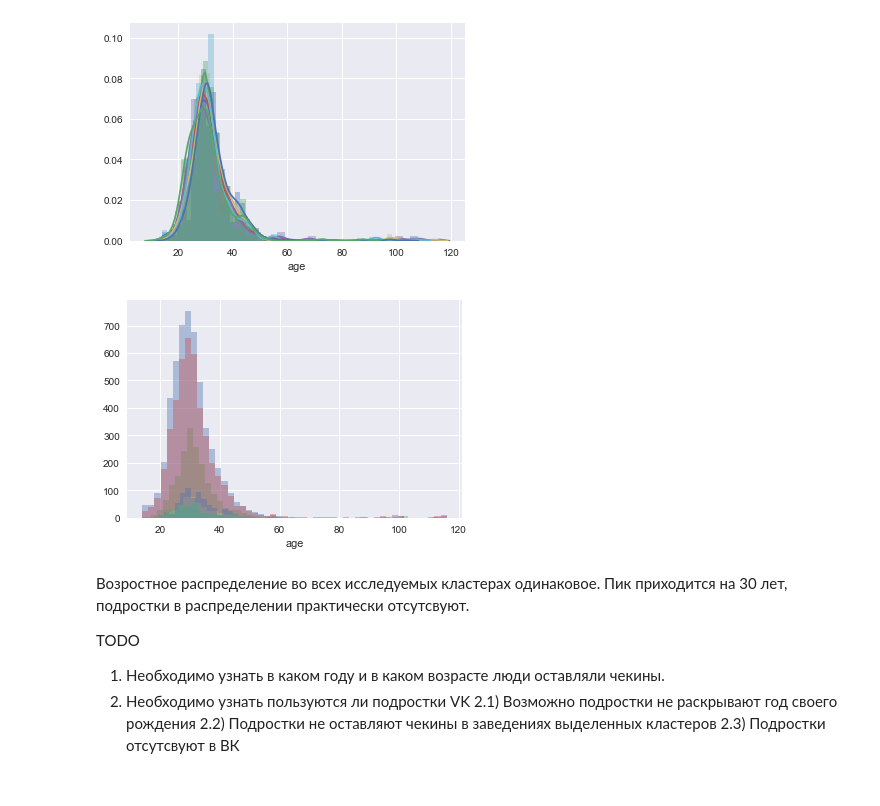
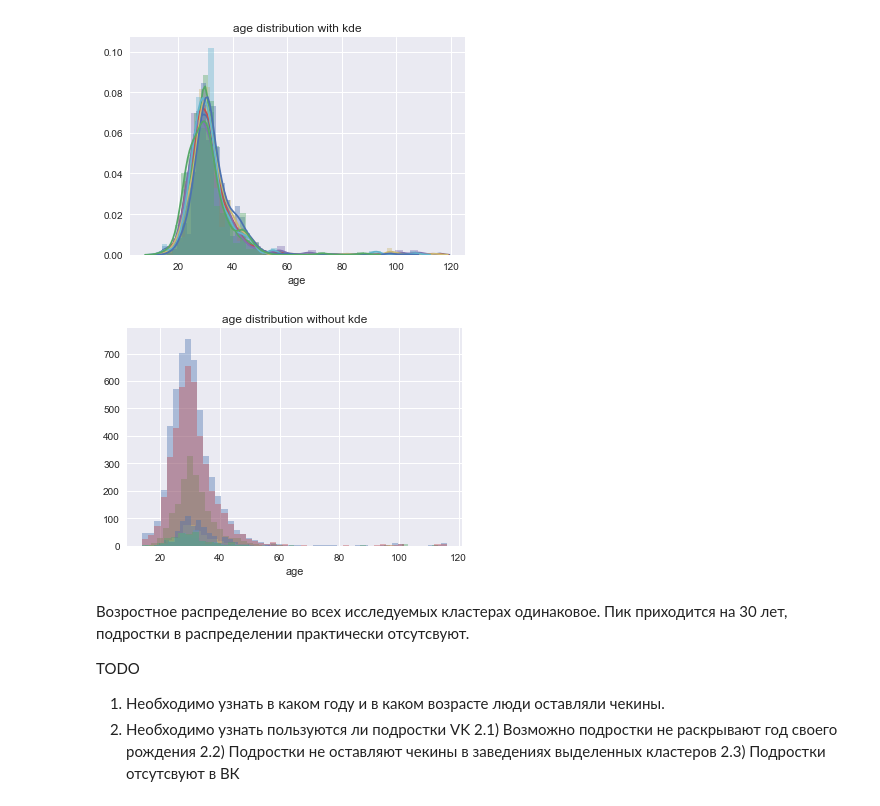
Before and after one commit to ganjasan/social_clasters_analysis, a Jupyter notebook: Scripts/claster_base_analys-3.ipynb, the cells around one changed output. Saved outputs shown, nothing was run; the diff lists cells and outputs as text; code cells hidden in the pictures.

```diff
--- a/Scripts/claster_base_analys-3.ipynb
+++ b/Scripts/claster_base_analys-3.ipynb
@@ -19,17 +19,19 @@ for cluster_num in cluster_list:
 # %%
 #age distributution with kde
 for cluster_num in cluster_list:
     df = data_frames[cluster_num]
     sns.distplot(df[~df.age.isnull()].age)
+    plt.title('age distribution with kde')
 # %% [output]
-[figure, old version]
+[figure, new version]
 # %%
 #age distribution without kde
 for cluster_num in cluster_list:
     df = data_frames[cluster_num]
     sns.distplot(df[~df.age.isnull()].age, kde=False)
+    plt.title('age distribution without kde')
 # %% [output]
-[figure, old version]
+[figure, new version]
 # %% [markdown]
 Возростное распределение во всех исследуемых кластерах одинаковое. Пик приходится на 30 лет, подростки в распределении практически отсутсвуют.
 
```
Also changed, not shown: parts of 5 cells of this notebook.
